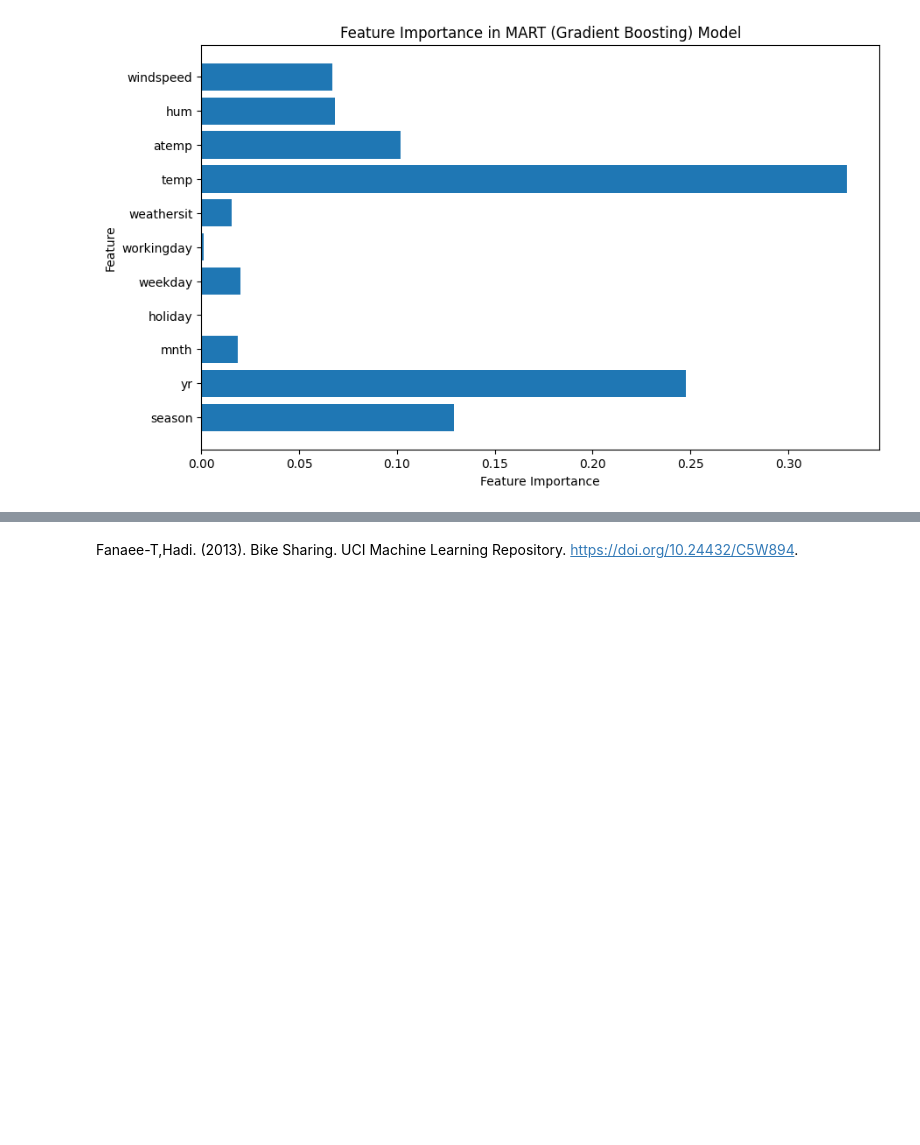
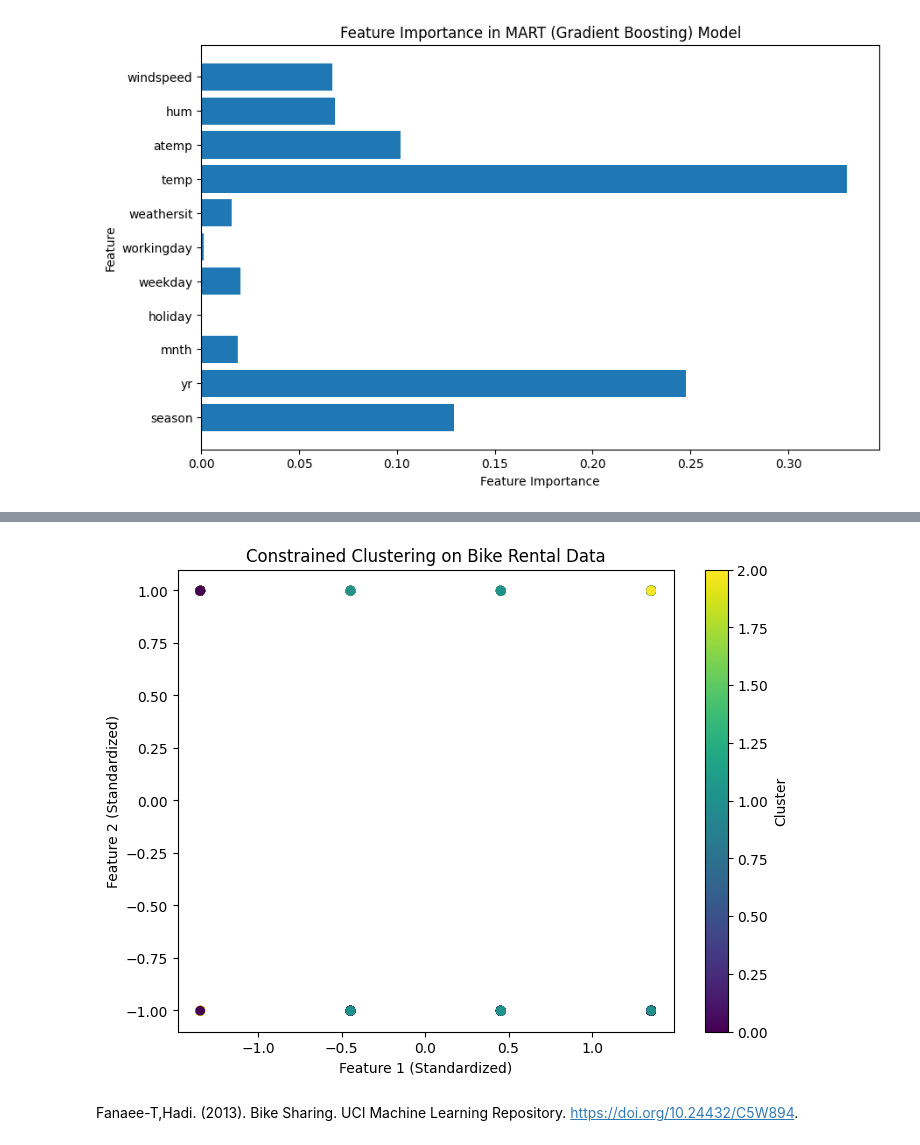
Before and after one commit to s9b/bike-rental-and-sharing-analysis, a Jupyter notebook: bike_rental_and_sharing_analysis.ipynb, the cells around one changed output, grey strips where cells are left out. Cells and saved outputs as stored; diff of their text form; code cells hidden in the pictures; blank space fills up the shorter version.

```diff
--- a/bike_rental_and_sharing_analysis.ipynb
+++ b/bike_rental_and_sharing_analysis.ipynb
@@ -761,2 +815,26 @@ weighted avg       0.90      0.90      0.90       147
+# %%
+# For illustration, we can create pseudo-constraints post-clustering
+# Let's assume, based on domain knowledge, we want to keep points in cluster 0 and 1 separate
+
+# Apply KMeans as base clustering algorithm
+kmeans = KMeans(n_clusters=3, random_state=5)
+kmeans_labels = kmeans.fit_predict(X_scaled)
+
+# Add cluster labels and apply constraints manually (for demonstration)
+data['Constrained_Cluster'] = kmeans_labels
+
+# Example constraint: if 'yr' is 0, keep it in the original cluster, else assign to a new cluster
+data['Constrained_Cluster'] = data.apply(lambda row: row['Constrained_Cluster'] if row['yr'] == 0 else (row['Constrained_Cluster'] + 1) % 3, axis=1)
+
+# Visualize constrained clusters
+plt.figure(figsize=(8, 6))
+plt.scatter(X_scaled[:, 0], X_scaled[:, 1], c=data['Constrained_Cluster'], cmap='viridis', marker='o')
+plt.xlabel('Feature 1 (Standardized)')
+plt.ylabel('Feature 2 (Standardized)')
+plt.title('Constrained Clustering on Bike Rental Data')
+plt.colorbar(label='Cluster')
+plt.show()
+# %% [output]
+[figure, added]
 # %% [markdown]
 Fanaee-T,Hadi. (2013). Bike Sharing. UCI Machine Learning Repository. https://doi.org/10.24432/C5W894.
```
Also changed, not shown: parts of 2 cells of this notebook.
